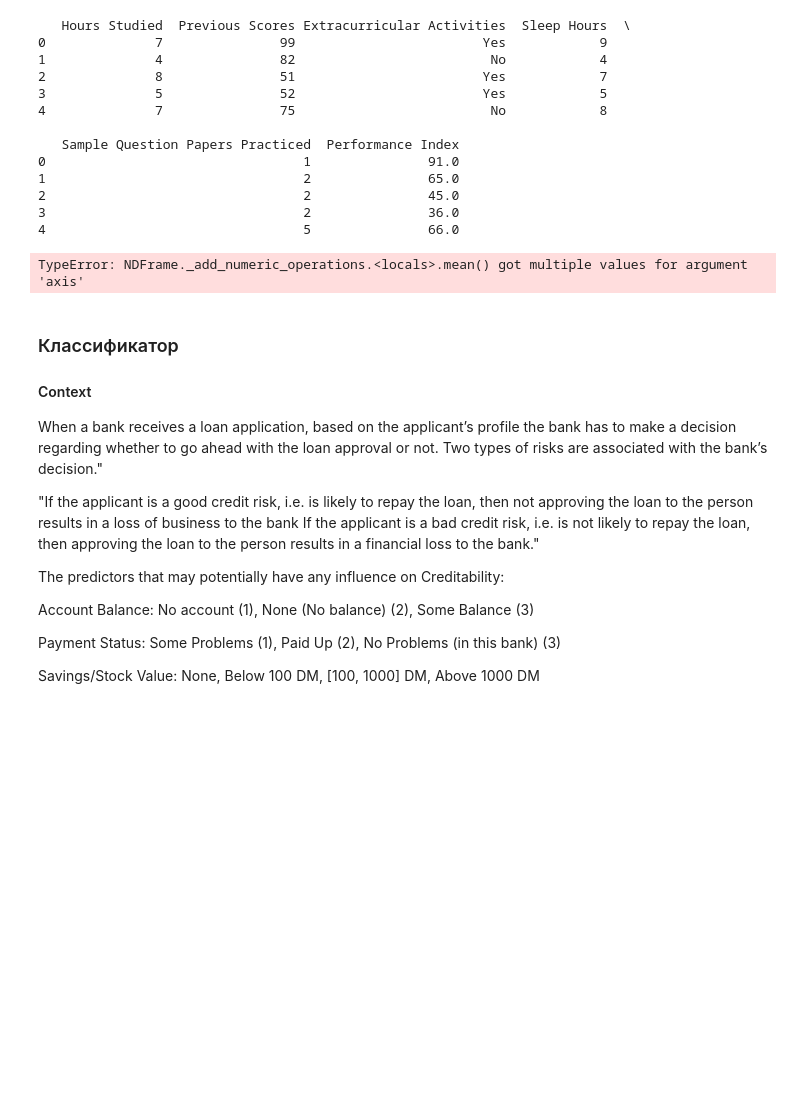
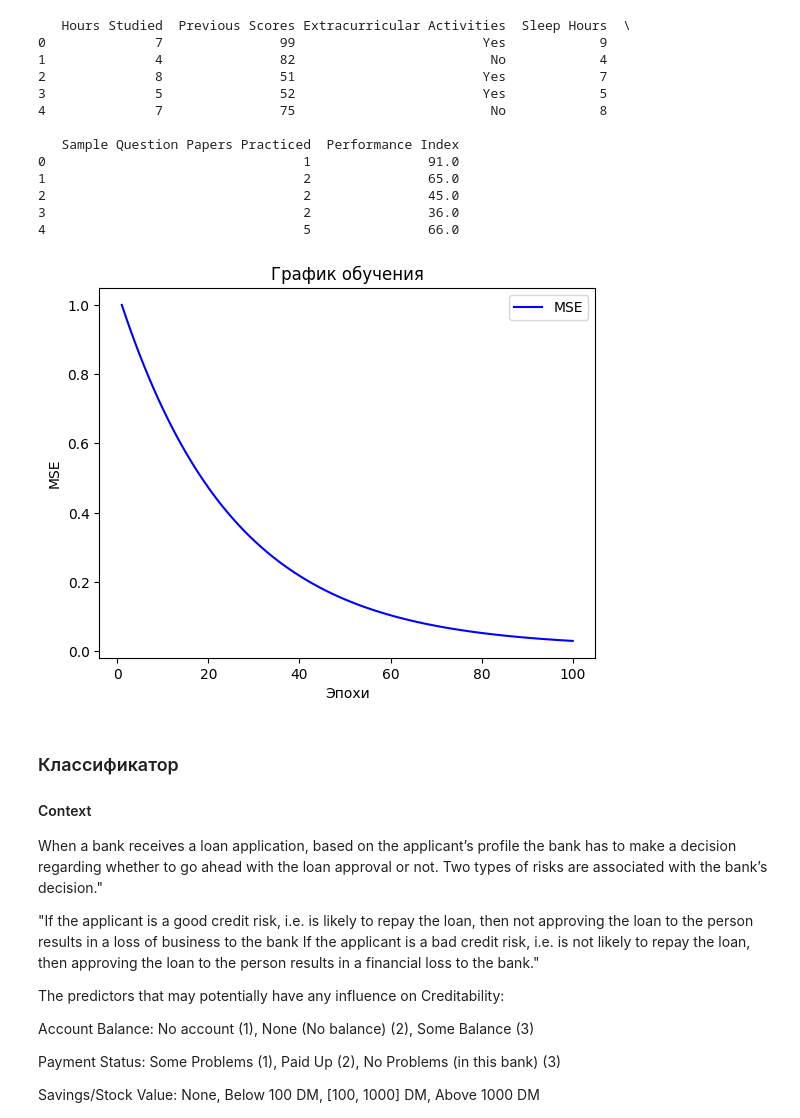
Before and after one commit to MaratMuftakhov/lab3, a Jupyter notebook: Линейная модель и градиентный спуск.ipynb, the cells around one changed output. Drawn from its saved outputs; the diff is of its cells as text; code cells hidden in the pictures; blank space fills up the shorter version.

```diff
--- a/Линейная модель и градиентный спуск.ipynb
+++ b/Линейная модель и градиентный спуск.ipynb
@@ -86,8 +86,8 @@ import matplotlib.pyplot as plt
 class LinearModel:
     def __init__(self, num_features):
         self.num_features = num_features
-        self.weights = 4
-        self.bias = 5
+        self.weights = np.zeros(num_features)
+        self.bias = 0
 
     def __call__(self, X):
         return np.dot(X, self.weights) + self.bias
@@ -97,27 +97,28 @@ class LinearRegressor(LinearModel):
     def fit(self, X, y, learning_rate=0.01, epochs=100):
         error_history = []
         for _ in range(epochs):
-            predictions = LinearModel.__call__(self,X)
+            length = len(X)
+            predictions = self.predict(X)
             error = y - predictions
-            gradient = 2 * np.dot(X, self.weights) / len(X)
+            gradient = -2 * np.dot(X.T, error) / length
             self.weights -= learning_rate * gradient
             self.bias -= learning_rate * np.mean(error)
-            current_error = ((y - predictions) ** 2).sum()
+            current_error = ((y - predictions) ** 2).sum() / length
             error_history.append(current_error)
         return error_history
 
     def predict(self, X):
-        return np.dot(x, self.weights) + self.bias
+        return np.dot(X, self.weights) + self.bias
 
 
 class LinearClassifier(LinearModel):
     def fit(self, X, y, learning_rate=0.01, epochs=100):
         error_history = []
         for _ in range(epochs):
-            predictions = np.dot(X, self.weights) + self.bias
+            predictions = self(X)
             sigmoid = 1 / (1 + np.exp(-predictions))
             error = y - sigmoid
-            gradient = 2 * np.dot(X, self.weights) / len(X)
+            gradient = -2 * np.dot(X.T, error) / len(X)
             self.weights -= learning_rate * gradient
             self.bias -= learning_rate * np.mean(error)
             current_error = -np.mean(y * np.log(sigmoid) + (1 - y) * np.log(1 - sigmoid))
@@ -177,34 +178,33 @@ X = X.to_numpy()
 4                                 5               66.0
 # %%
 # Вычислите среднее по столбцам.
-mean = data.mean(X, axis= 0)
+mean = X.mean(axis= 0)
 
 # Вычислите стандартное отклонение по столбцам.
-std = data.std(X, axis = 0)
+std = X.std( axis = 0)
 
 # Нормализуйте данные по столбцам (стандартное масштабирование).
 normalized_X = (X - mean) / std
 
 # Нормализуйте и выходные данные
-normalized_Y = (Y- np.mean(Y)) / np.std(Y)
-normalized_X = (X- np.mean(X)) / np.std(X)
+normalized_Y = (Y- Y.mean()) / Y.std()
-# %% [output]
-TypeError: NDFrame._add_numeric_operations.<locals>.mean() got multiple values for argument 'axis'
 # %%
-lr = LinearRegressor(num_features=?)
-history = lr.fit(?)
+lr = LinearRegressor(num_features=X.shape[1])
+history = lr.fit(normalized_X, normalized_Y, learning_rate=0.01, epochs=100)
 # %%
 epochs = range(1, len(history) + 1)
 
 # Постройте график обучения.
-plt.plot(?, ?, 'b', label='MSE')
+plt.plot(epochs, history, 'b', label='MSE')
 plt.title('График обучения')
 plt.xlabel('Эпохи')
 plt.ylabel('MSE')
 plt.legend()
 
 # Отобразите график.
-plt.?()
+plt.show()
+# %% [output]
+[figure, added]
 # %% [markdown]
 ### Классификатор
 #### Context
```
Also changed, not shown: parts of 7 cells of this notebook.
